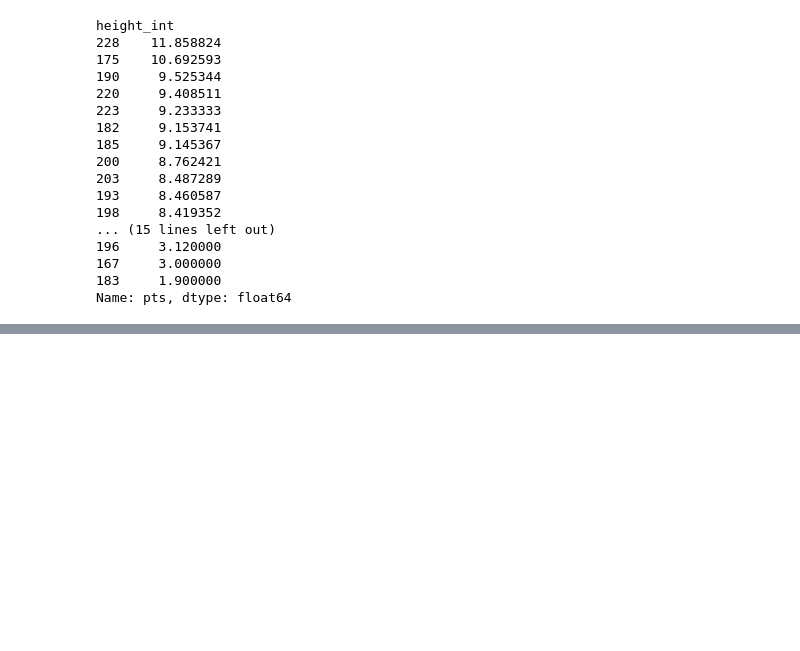
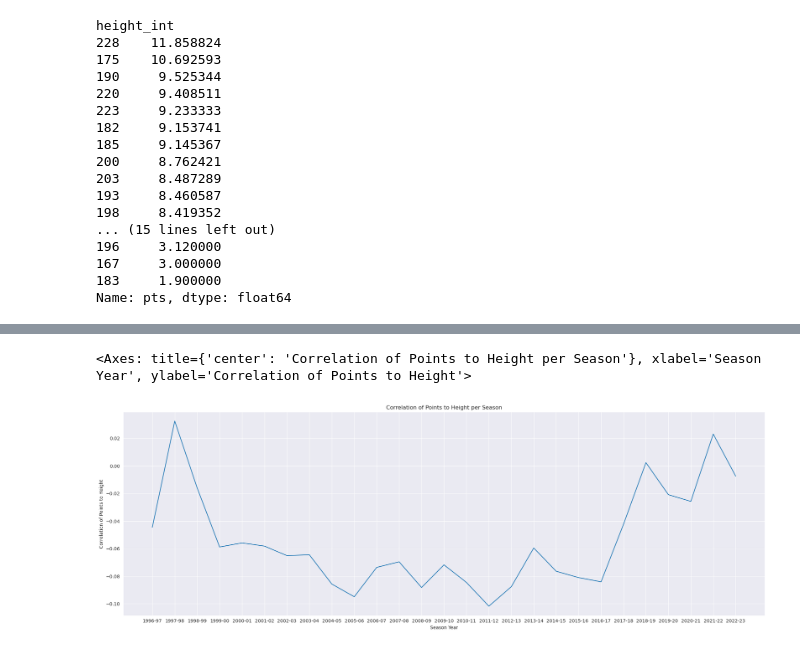
Before and after one commit to jLevar/nba_eda, a Jupyter notebook: nba.ipynb, the cells around one changed output, grey strips where cells are left out. Cells and saved outputs as stored; diff of their text form; code cells hidden in the pictures; blank space fills up the shorter version.

```diff
--- a/nba.ipynb
+++ b/nba.ipynb
@@ -100,0 +125,5 @@ sns.regplot(x=height_to_points.index, y=height_to_points.values)
+# %%
+pts_to_height = [df[df["season"] == season][["player_height", "pts"]].corr().iloc[0, 1] for season in df["season"].unique()]
+corr_per_season = pd.Series(data=pts_to_height, index=df["season"].unique())
+
+corr_per_season
@@ -100,0 +148,10 @@ sns.regplot(x=height_to_points.index, y=height_to_points.values)
+# %%
+sns.set_style("darkgrid")
+plt.figure(figsize=(25, 8))
+plt.title("Correlation of Points to Height per Season")
+plt.xlabel("Season Year")
+plt.ylabel("Correlation of Points to Height")
+sns.lineplot(corr_per_season)
+# %% [output]
+<Axes: title={'center': 'Correlation of Points to Height per Season'}, xlabel='Season Year', ylabel='Correlation of Points to Height'>
+[figure, added]
```
Also changed, not shown: parts of 12 cells of this notebook.
